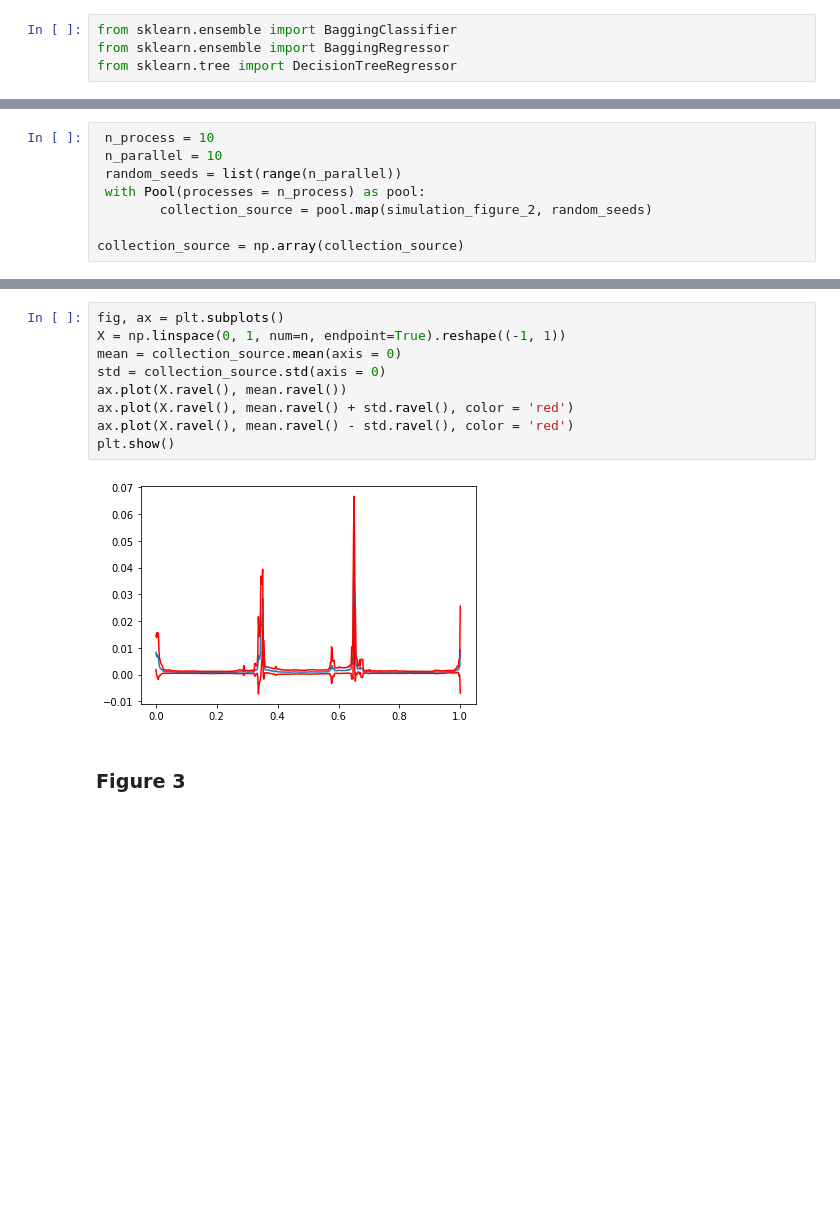
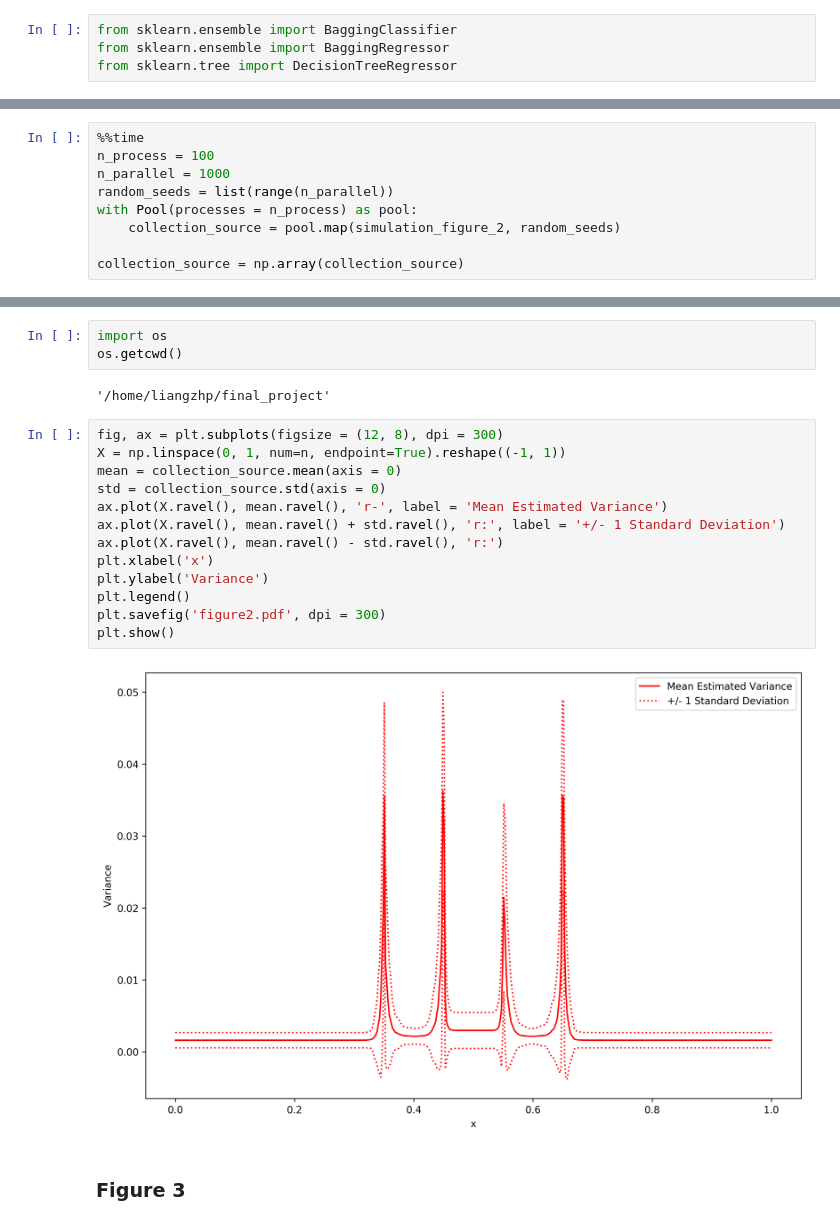
Before and after one commit to liangzp/MATH-5472, a Jupyter notebook: figure2.ipynb, the cells around one changed output, grey strips where cells are left out. Saved outputs shown, nothing was run; the diff lists cells and outputs as text; blank space fills up the shorter version.

Commit message:
finish figure 3

```diff
--- a/figure2.ipynb
+++ b/figure2.ipynb
@@ -247,10 +250,11 @@ def simulation_figure_2(random_seed):
     V_IJ = compute_VIJ(bagging, X, X)
     return V_IJ
 # %%
- n_process = 10
- n_parallel = 10
- random_seeds = list(range(n_parallel))
- with Pool(processes = n_process) as pool:
-        collection_source = pool.map(simulation_figure_2, random_seeds)
+%%time
+n_process = 100
+n_parallel = 1000
+random_seeds = list(range(n_parallel))
+with Pool(processes = n_process) as pool:
+    collection_source = pool.map(simulation_figure_2, random_seeds)
 
 collection_source = np.array(collection_source)
@@ -257,13 +264,22 @@ collection_source = np.array(collection_source)
+# %%
+import os
+os.getcwd()
+# %% [output]
+'/home/liangzhp/final_project'
 # %%
-fig, ax = plt.subplots()
+fig, ax = plt.subplots(figsize = (12, 8), dpi = 300)
 X = np.linspace(0, 1, num=n, endpoint=True).reshape((-1, 1))
 mean = collection_source.mean(axis = 0)
 std = collection_source.std(axis = 0)
-ax.plot(X.ravel(), mean.ravel())
-ax.plot(X.ravel(), mean.ravel() + std.ravel(), color = 'red')
-ax.plot(X.ravel(), mean.ravel() - std.ravel(), color = 'red')
+ax.plot(X.ravel(), mean.ravel(), 'r-', label = 'Mean Estimated Variance')
+ax.plot(X.ravel(), mean.ravel() + std.ravel(), 'r:', label = '+/- 1 Standard Deviation')
+ax.plot(X.ravel(), mean.ravel() - std.ravel(), 'r:')
+plt.xlabel('x')
+plt.ylabel('Variance')
+plt.legend()
+plt.savefig('figure2.pdf', dpi = 300)
 plt.show()
 # %% [output]
-[figure, old version]
+[figure, new version]
 # %% [markdown]
 ### Figure 3
```
Also changed, not shown: parts of 4 cells of this notebook, 3 other files.
